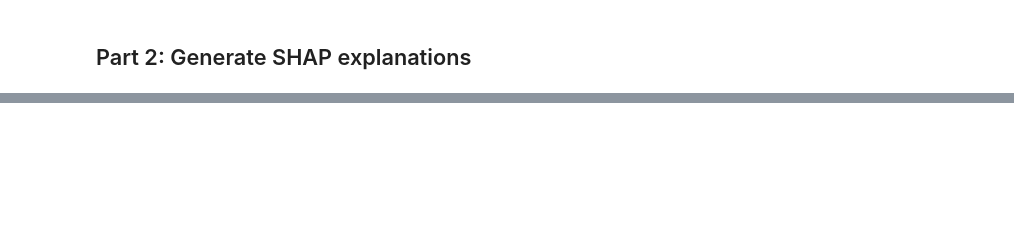
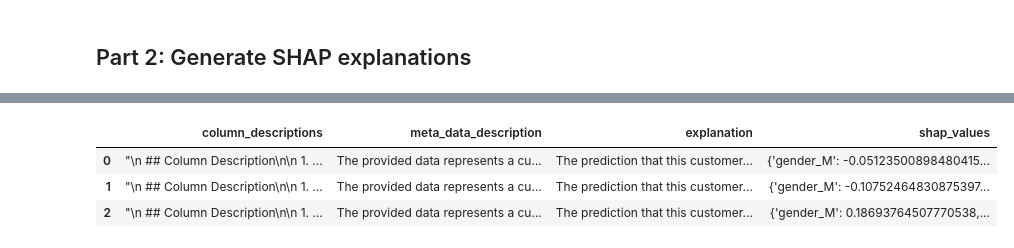
Before and after one commit to tan-yong-sheng/FYP-enhancing-churn-prediction-with-slm-and-llm, a Jupyter notebook: notebook/modeling/02_shap_explanations.ipynb, the cells around one changed output, grey strips where cells are left out. Saved outputs shown, nothing was run; the diff lists cells and outputs as text; code cells hidden in the pictures; blank space fills up the shorter version.

```diff
--- a/notebook/modeling/02_shap_explanations.ipynb
+++ b/notebook/modeling/02_shap_explanations.ipynb
@@ -480,0 +602,8 @@ time.sleep(60)
+# %%
+final_llm_shap_df = pd.read_csv("../../data/output/llm_generated_narratives_on_shap.csv.gz")
+final_llm_shap_df.head(3)
+# %% [output]
+|  | column_descriptions | meta_data_description | explanation | shap_values |
+| 0 | "\n ## Column Description\n\n 1. ... | The provided data represents a cu... | The prediction that this customer... | {'gender_M': -0.05123500898480415... |
+| 1 | "\n ## Column Description\n\n 1. ... | The provided data represents a cu... | The prediction that this customer... | {'gender_M': -0.10752464830875397... |
+| 2 | "\n ## Column Description\n\n 1. ... | The provided data represents a cu... | The prediction that this customer... | {'gender_M': 0.18693764507770538,... |
```
Also changed, not shown: parts of 24 cells of this notebook, 6 other files.
